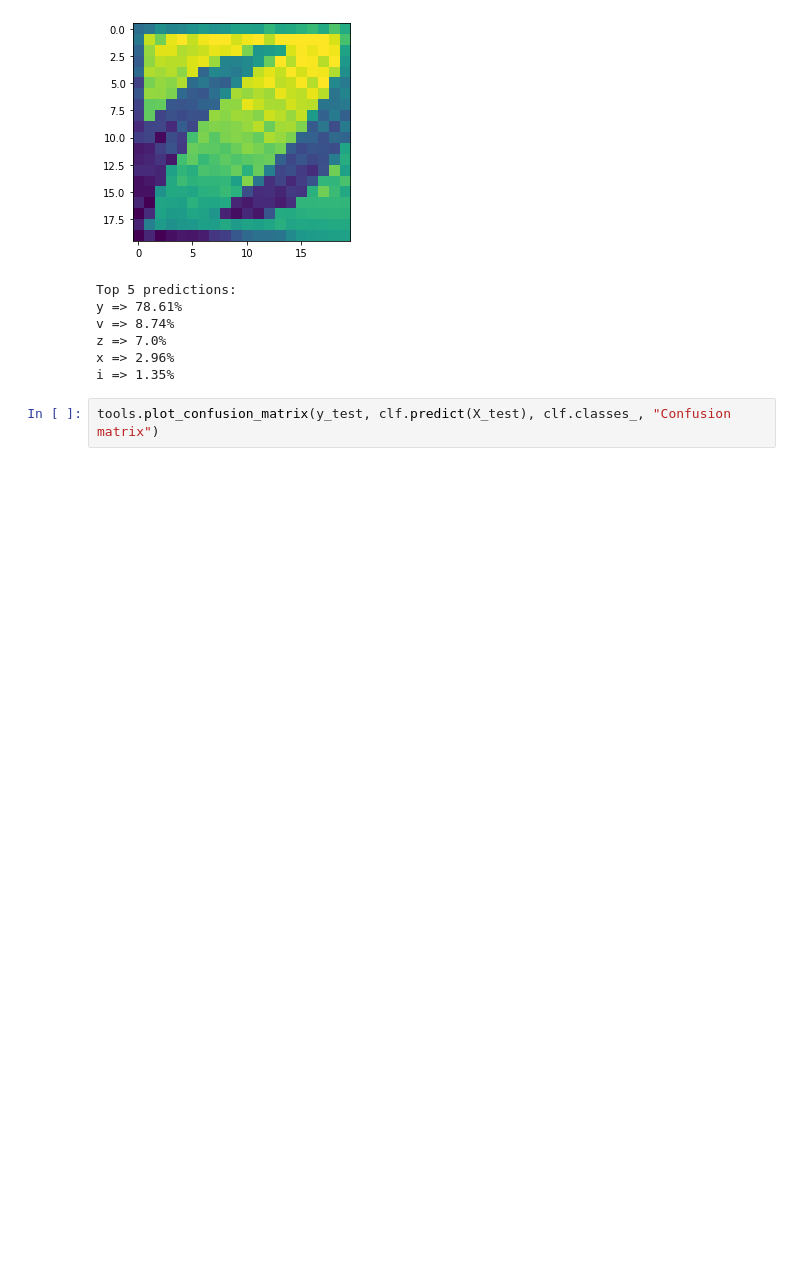
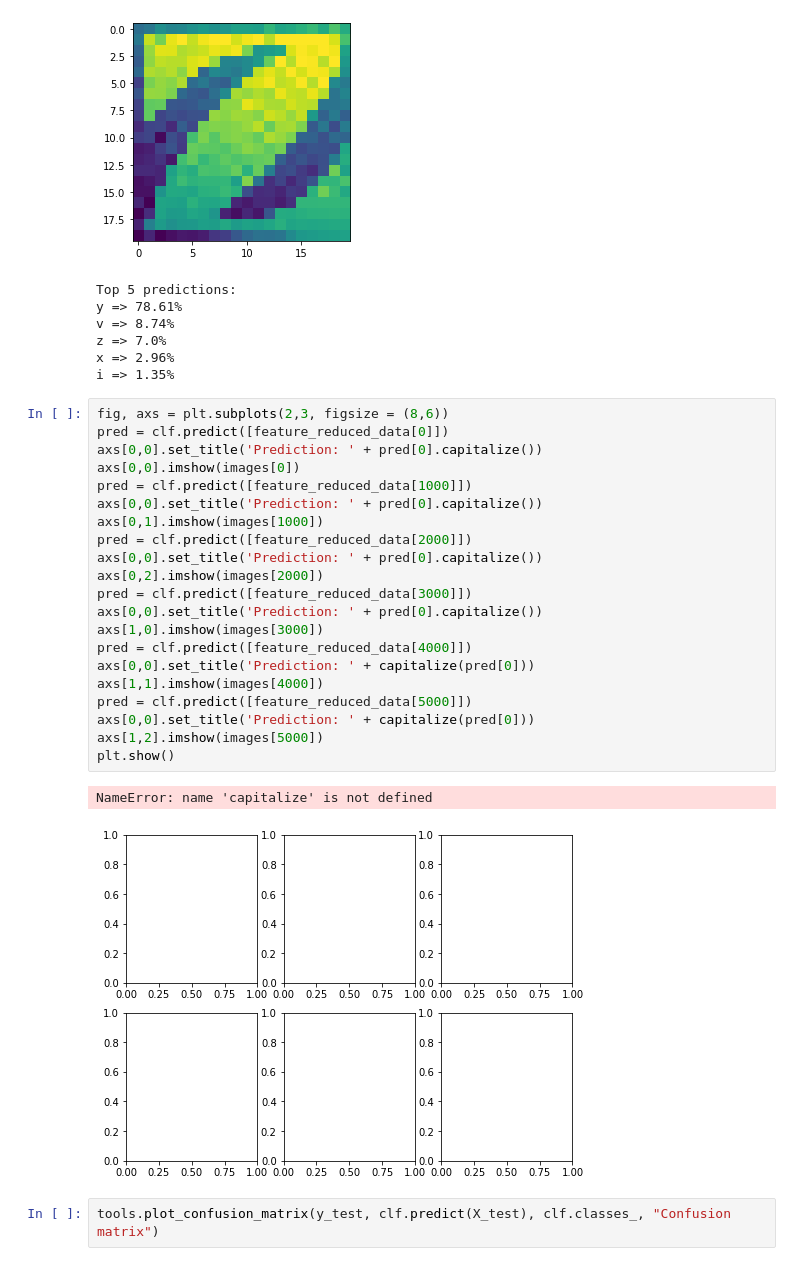
Before and after one commit to bendiknordeng/Machine-learning, a Jupyter notebook: Assignment 5/ANN.ipynb, the cells around one changed output. Drawn from its saved outputs; the diff is of its cells as text; blank space fills up the shorter version.

Commit message:
Example plots

```diff
--- a/Assignment 5/ANN.ipynb
+++ b/Assignment 5/ANN.ipynb
@@ -56,6 +56,30 @@ v => 8.74%
 z => 7.0%
 x => 2.96%
 i => 1.35%
+# %%
+fig, axs = plt.subplots(2,3, figsize = (8,6))
+pred = clf.predict([feature_reduced_data[0]])
+axs[0,0].set_title('Prediction: ' + pred[0].capitalize())
+axs[0,0].imshow(images[0])
+pred = clf.predict([feature_reduced_data[1000]])
+axs[0,0].set_title('Prediction: ' + pred[0].capitalize())
+axs[0,1].imshow(images[1000])
+pred = clf.predict([feature_reduced_data[2000]])
+axs[0,0].set_title('Prediction: ' + pred[0].capitalize())
+axs[0,2].imshow(images[2000])
+pred = clf.predict([feature_reduced_data[3000]])
+axs[0,0].set_title('Prediction: ' + pred[0].capitalize())
+axs[1,0].imshow(images[3000])
+pred = clf.predict([feature_reduced_data[4000]])
+axs[0,0].set_title('Prediction: ' + capitalize(pred[0]))
+axs[1,1].imshow(images[4000])
+pred = clf.predict([feature_reduced_data[5000]])
+axs[0,0].set_title('Prediction: ' + capitalize(pred[0]))
+axs[1,2].imshow(images[5000])
+plt.show()
+# %% [output]
+NameError: name 'capitalize' is not defined
+[figure, added]
 # %%
 tools.plot_confusion_matrix(y_test, clf.predict(X_test), clf.classes_, "Confusion matrix")
 # %% [output]
```
Also changed, not shown: 4 other files.
